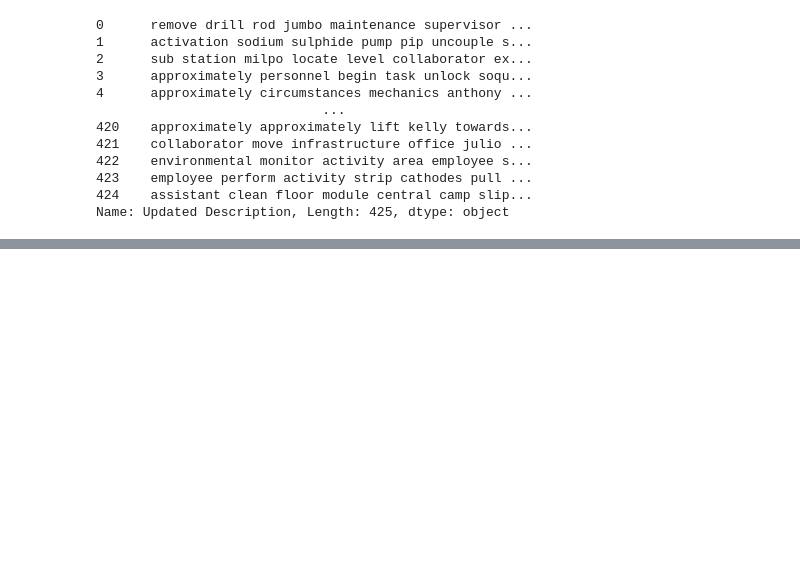
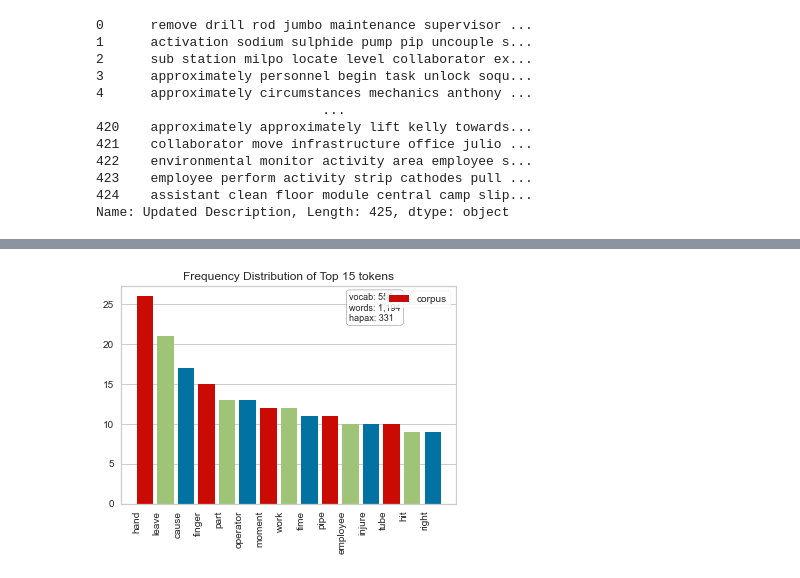
Before and after one commit to gowniyan-s/aiml-chatbot-indsafe, a Jupyter notebook: capstone-eda.ipynb, the cells around one changed output, grey strips where cells are left out. Saved outputs shown, nothing was run; the diff lists cells and outputs as text; code cells hidden in the pictures; blank space fills up the shorter version.

```diff
--- a/capstone-eda.ipynb
+++ b/capstone-eda.ipynb
@@ -285,0 +359,4 @@ industrial_safety_df.head()
+# %%
+show_text_freq(texts_in_severity_moderate)
+# %% [output]
+[figure, added]
```
Also changed, not shown: parts of 19 cells of this notebook.
